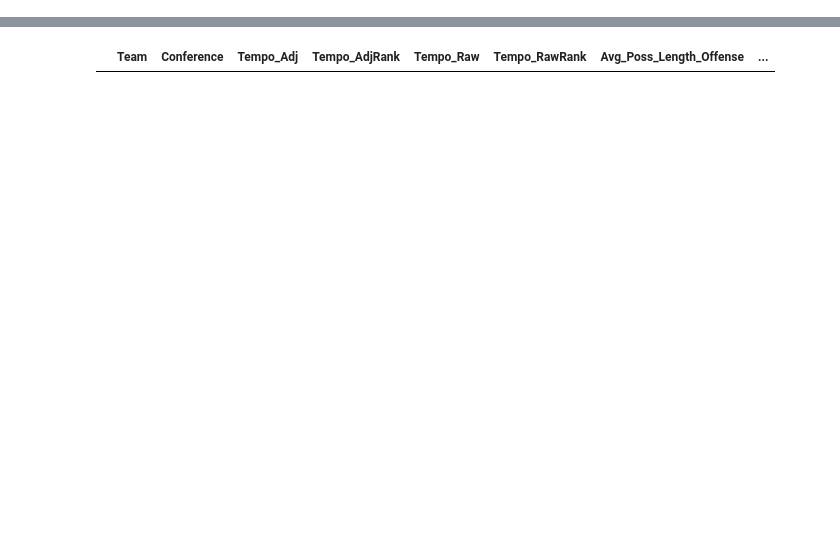
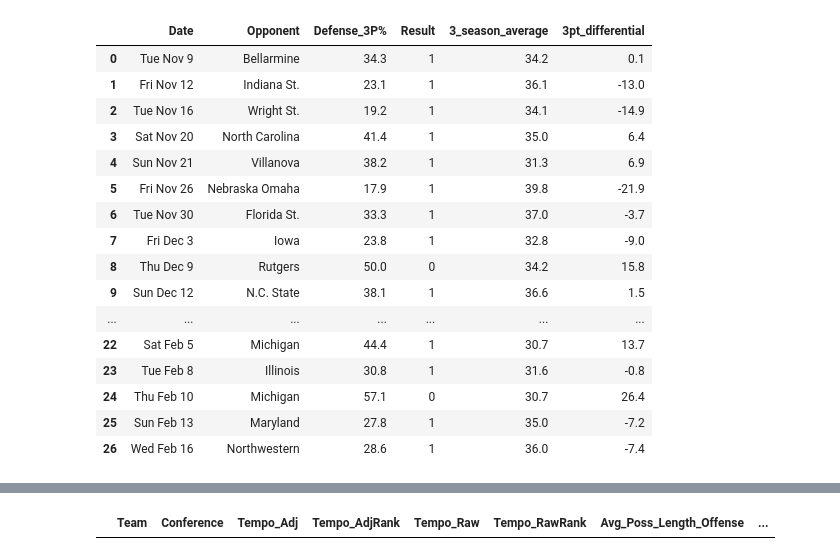
Before and after one commit to fmathews11/College_Basketball_Functions, a Jupyter notebook: Pulling_Gameplan_From_Kenpom.ipynb, the cells around one changed output, grey strips where cells are left out. Drawn from its saved outputs; the diff is of its cells as text; code cells hidden in the pictures; blank space fills up the shorter version.

```diff
--- a/Pulling_Gameplan_From_Kenpom.ipynb
+++ b/Pulling_Gameplan_From_Kenpom.ipynb
@@ -117,0 +120,23 @@ sum_df[sum_df.Team == 'Purdue']
+# %%
+stats_df = kp.get_teamstats(browser,2022)
+target_df['3_season_average'] = target_df.Opponent.map(dict(zip(stats_df.Team,stats_df['3P%']))).astype(float)
+target_df['3pt_differential'] = target_df['Defense_3P%'] - target_df['3_season_average']
+target_df
+# %% [output]
+|  | Date | Opponent | Defense_3P% | Result | 3_season_average | 3pt_differential |
+| 0 | Tue Nov 9 | Bellarmine | 34.3 | 1 | 34.2 | 0.1 |
+| 1 | Fri Nov 12 | Indiana St. | 23.1 | 1 | 36.1 | -13.0 |
+| 2 | Tue Nov 16 | Wright St. | 19.2 | 1 | 34.1 | -14.9 |
+| 3 | Sat Nov 20 | North Carolina | 41.4 | 1 | 35.0 | 6.4 |
+| 4 | Sun Nov 21 | Villanova | 38.2 | 1 | 31.3 | 6.9 |
+| 5 | Fri Nov 26 | Nebraska Omaha | 17.9 | 1 | 39.8 | -21.9 |
+| 6 | Tue Nov 30 | Florida St. | 33.3 | 1 | 37.0 | -3.7 |
+| 7 | Fri Dec 3 | Iowa | 23.8 | 1 | 32.8 | -9.0 |
+| 8 | Thu Dec 9 | Rutgers | 50.0 | 0 | 34.2 | 15.8 |
+| 9 | Sun Dec 12 | N.C. State | 38.1 | 1 | 36.6 | 1.5 |
+| ... | ... | ... | ... | ... | ... | ... |
+| 22 | Sat Feb 5 | Michigan | 44.4 | 1 | 30.7 | 13.7 |
+| 23 | Tue Feb 8 | Illinois | 30.8 | 1 | 31.6 | -0.8 |
+| 24 | Thu Feb 10 | Michigan | 57.1 | 0 | 30.7 | 26.4 |
+| 25 | Sun Feb 13 | Maryland | 27.8 | 1 | 35.0 | -7.2 |
+| 26 | Wed Feb 16 | Northwestern | 28.6 | 1 | 36.0 | -7.4 |
```
Also changed, not shown: parts of 8 cells of this notebook.
